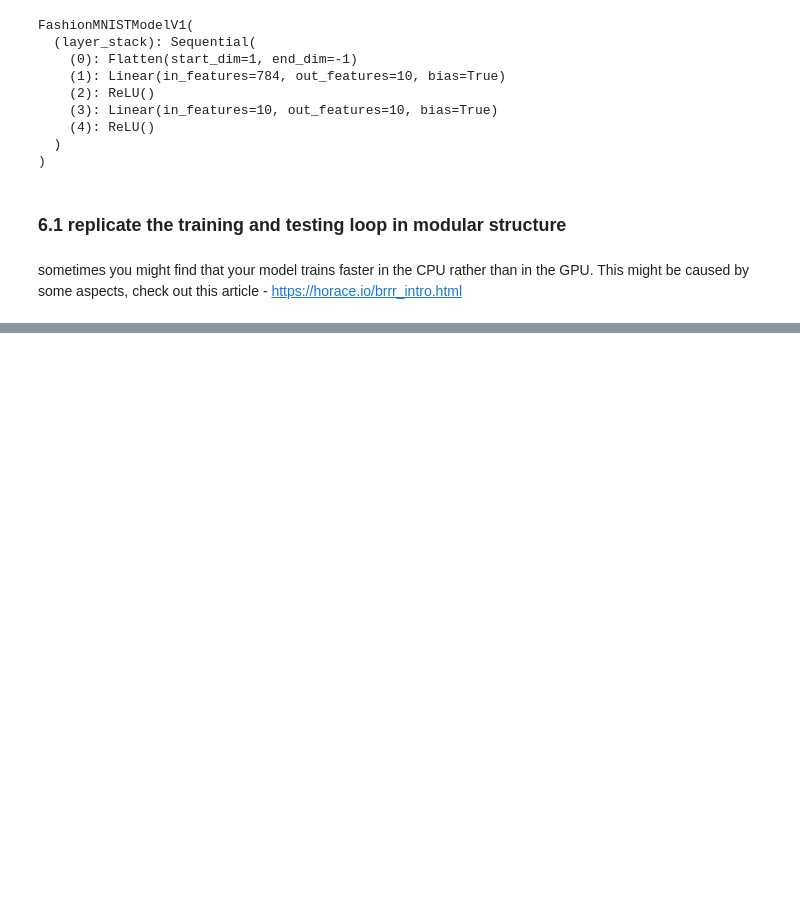
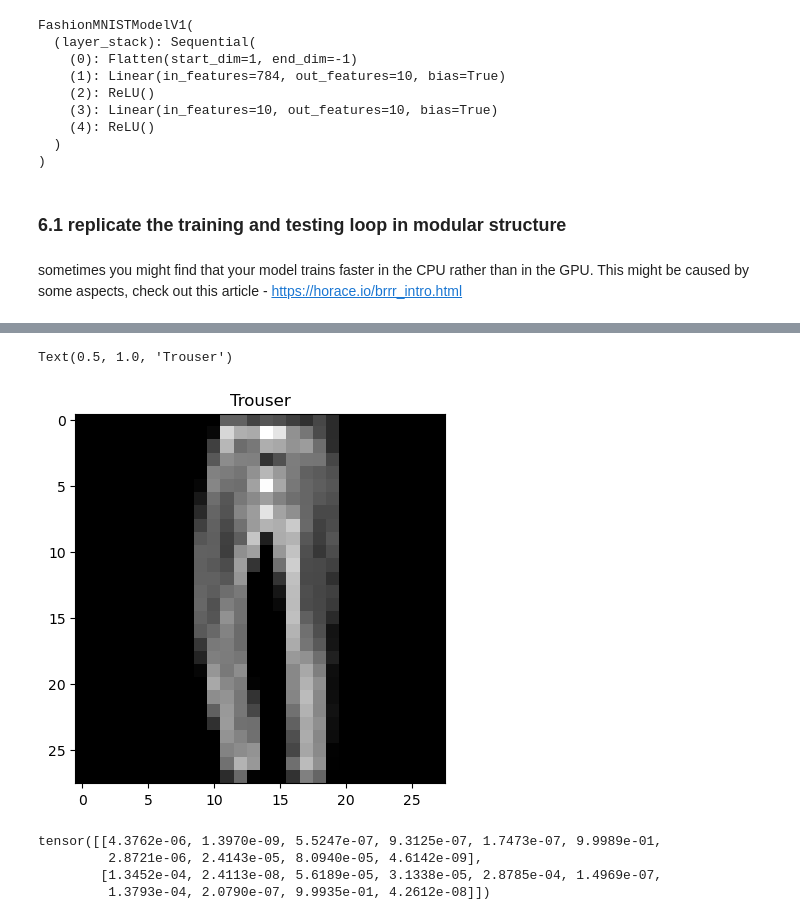
Before and after one commit to devdezzies/deep-learning-with-pytorch, a Jupyter notebook: materials/03_pytorch_computer_vision.ipynb, the cells around one changed output, grey strips where cells are left out. Cells and saved outputs as stored; diff of their text form; code cells hidden in the pictures; blank space fills up the shorter version.

```diff
--- a/materials/03_pytorch_computer_vision.ipynb
+++ b/materials/03_pytorch_computer_vision.ipynb
@@ -701,0 +1002,19 @@ Training time on cuda:0: 36.156 seconds
+# %%
+plt.imshow(test_samples[0].squeeze(), cmap="gray")
+plt.title(class_names[test_labels[0]])
+# %% [output]
+Text(0.5, 1.0, 'Trouser')
+[figure, added]
+# %%
+# make predictions
+
+pred_probs = make_predictions(model=model_2,
+                                data=test_samples)
+
+# view the first two prediction probabilities
+pred_probs[:2]
+# %% [output]
+tensor([[4.3762e-06, 1.3970e-09, 5.5247e-07, 9.3125e-07, 1.7473e-07, 9.9989e-01,
+         2.8721e-06, 2.4143e-05, 8.0940e-05, 4.6142e-09],
+        [1.3452e-04, 2.4113e-08, 5.6189e-05, 3.1338e-05, 2.8785e-04, 1.4969e-07,
+         1.3793e-04, 2.0790e-07, 9.9935e-01, 4.2612e-08]])
```
Also changed, not shown: parts of 36 cells of this notebook.
